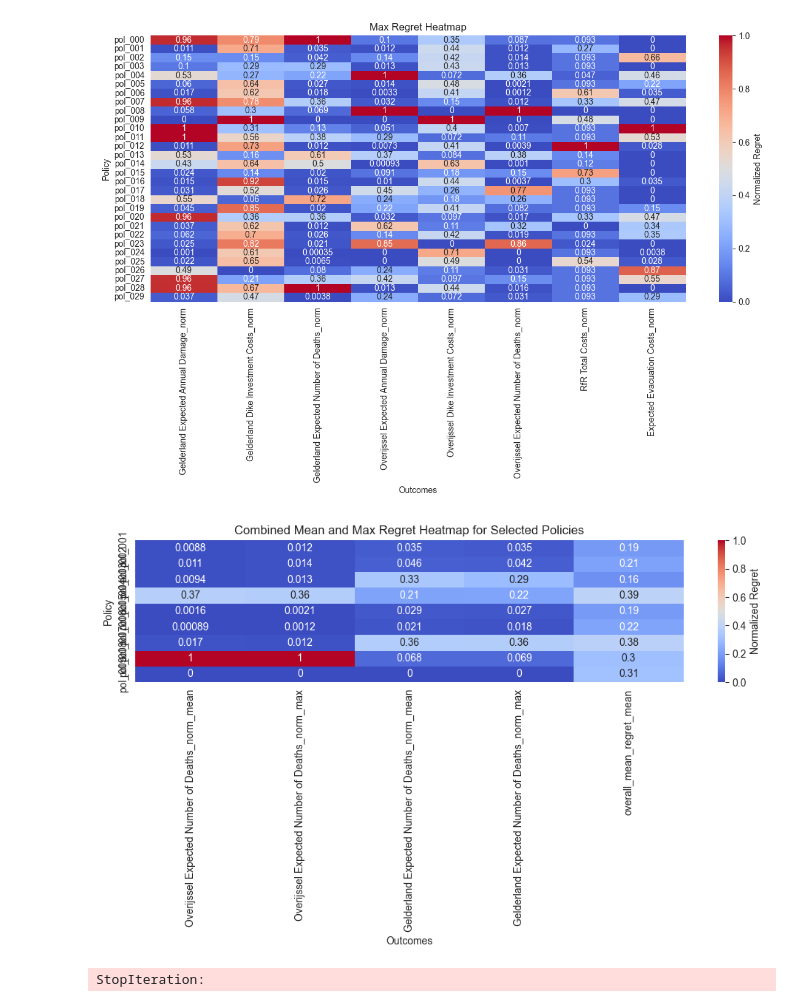
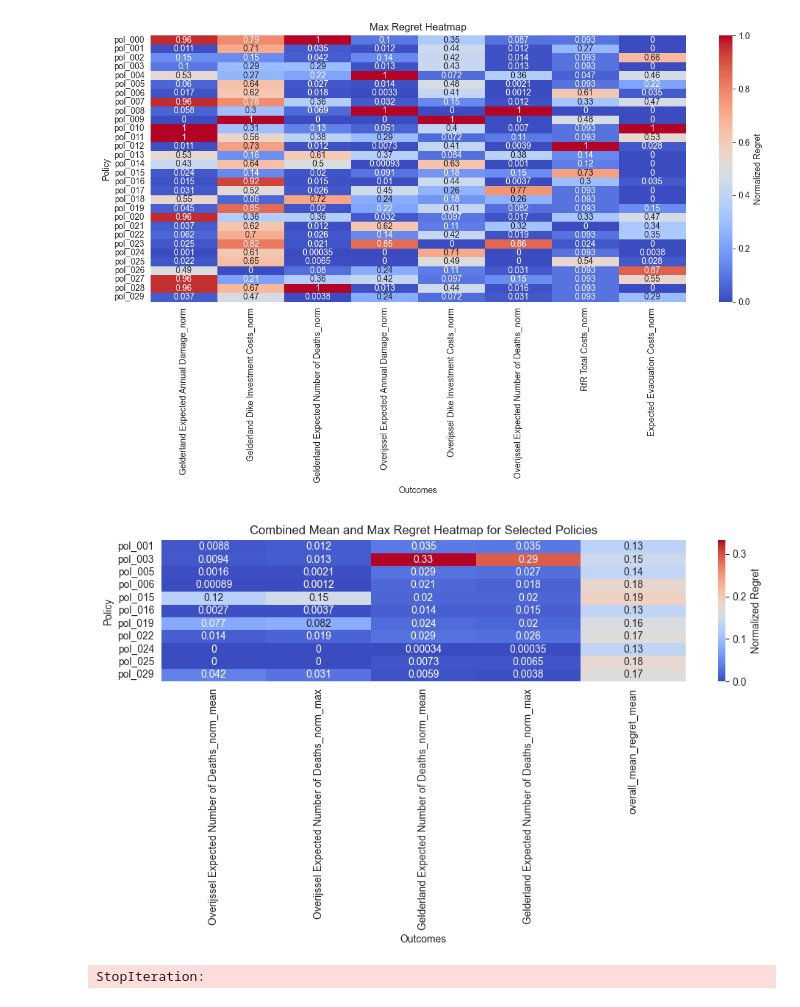
Before and after one commit to juliarozenberg/MBDM, a Jupyter notebook: final assignment/Robustness_Analysis.ipynb, the cells around one changed output. Saved outputs shown, nothing was run; the diff lists cells and outputs as text; code cells hidden in the pictures.

Commit message:
Add files via upload
Little bit better visuals

```diff
--- a/final assignment/Robustness_Analysis.ipynb
+++ b/final assignment/Robustness_Analysis.ipynb
@@ -67,7 +67,10 @@ for df in [mean_regret, max_regret]:
         norm_col = col + "_norm"
         df[norm_col] = (df[col] - mn) / (mx - mn) if mx > mn else 0.0
 
-# Overall scores
+# Overall scores, exclude Gelderland Expected Annual Damage and Gelderland Dike Investment Costs
+mean_regret = mean_regret.drop(columns=["Gelderland Expected Annual Damage_norm", "Gelderland Dike Investment Costs_norm"])
+max_regret = max_regret.drop(columns=["Gelderland Expected Annual Damage_norm", "Gelderland Dike Investment Costs_norm"])
+# Normalize again for overall scores
 mean_norm_cols = [col for col in mean_regret.columns if col.endswith("_norm")]
 max_norm_cols = [col for col in max_regret.columns if col.endswith("_norm")]
 
@@ -138,29 +177,29 @@ plt.show()
 # %%
 # Plot the mean and max regret next to each other in one heatmap, of a certain set of policies of 'Overijssel Expected Number of Deaths_norm' and 'Gelderland Expected Number of Deaths_norm'
 
 # Define the policies of interest and extract the relevant columns
-policies_of_interest = ['pol_001', 'pol_002', 'pol_003', 'pol_004', 'pol_005', 'pol_006', 'pol_007', 'pol_008', 'pol_009']
+policies_of_interest = ['pol_001', 'pol_003', 'pol_005', 'pol_006', 'pol_015', 'pol_016', 'pol_019', 'pol_022', 'pol_024', 'pol_025', 'pol_029']
 mean_regret_interest = mean_regret.loc[policies_of_interest, ['Overijssel Expected Number of Deaths_norm', 'Gelderland Expected Number of Deaths_norm', 'overall_mean_regret']]
 max_regret_interest = max_regret.loc[policies_of_interest, ['Overijssel Expected Number of Deaths_norm', 'Gelderland Expected Number of Deaths_norm']]
 # Combine mean and max regret into one DataFrame for plotting
 combined_regret = pd.concat([mean_regret_interest.add_suffix('_mean'), max_regret_interest.add_suffix('_max')], axis=1)
 # Set the column so that the two Overijssel and Gelderland columns are next to each other
 combined_regret = combined_regret.reindex(columns=[
     'Overijssel Expected Number of Deaths_norm_mean',
     'Overijssel Expected Number of Deaths_norm_max',
     'Gelderland Expected Number of Deaths_norm_mean',
     'Gelderland Expected Number of Deaths_norm_max',
     'overall_mean_regret_mean'])
 # Plot the combined heatmap
 plt.figure(figsize=(10, 6))
 sns.heatmap(combined_regret, annot=True, cmap='coolwarm', cbar_kws={'label': 'Normalized Regret'})
 plt.title("Combined Mean and Max Regret Heatmap for Selected Policies")
 plt.xlabel("Outcomes")
 plt.ylabel("Policy")
 plt.tight_layout()
 plt.show()
 # %% [output]
-[figure, old version]
+[figure, new version]
 # %%
 # Select only the relevant columns for the parallel coordinates plot
 selected_cols = [
```
Also changed, not shown: parts of 5 cells of this notebook.
